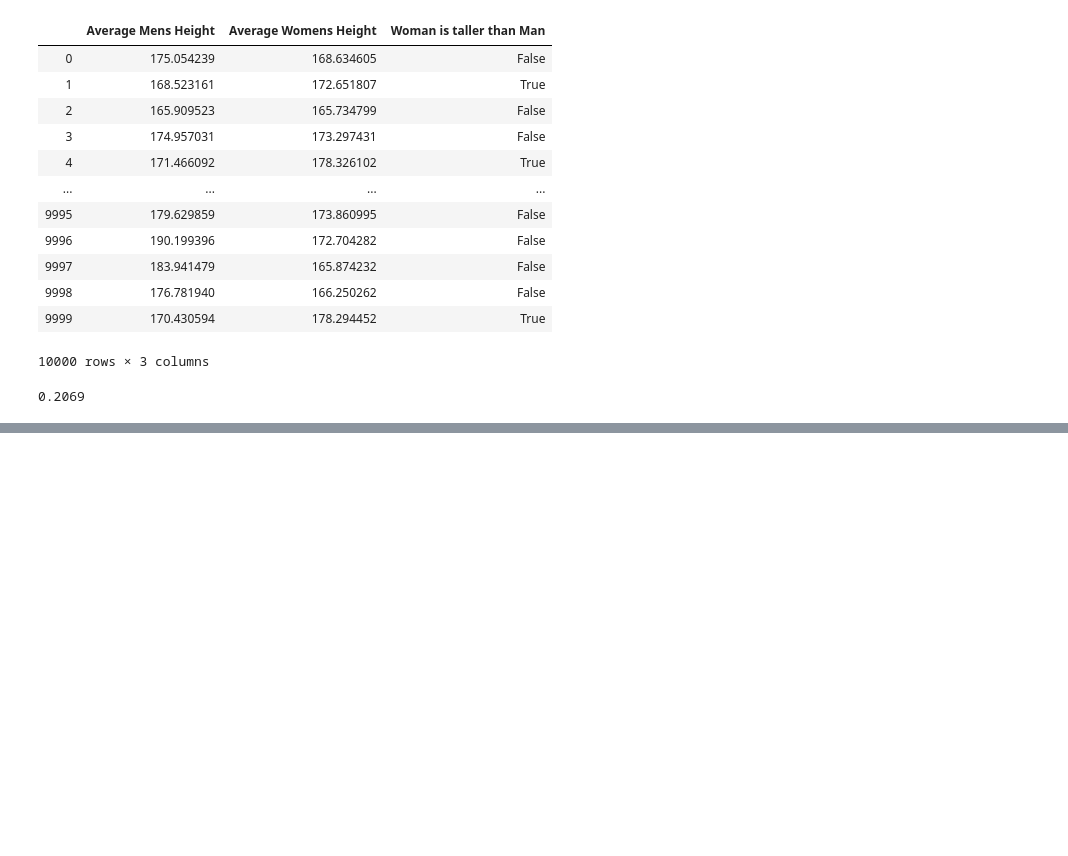
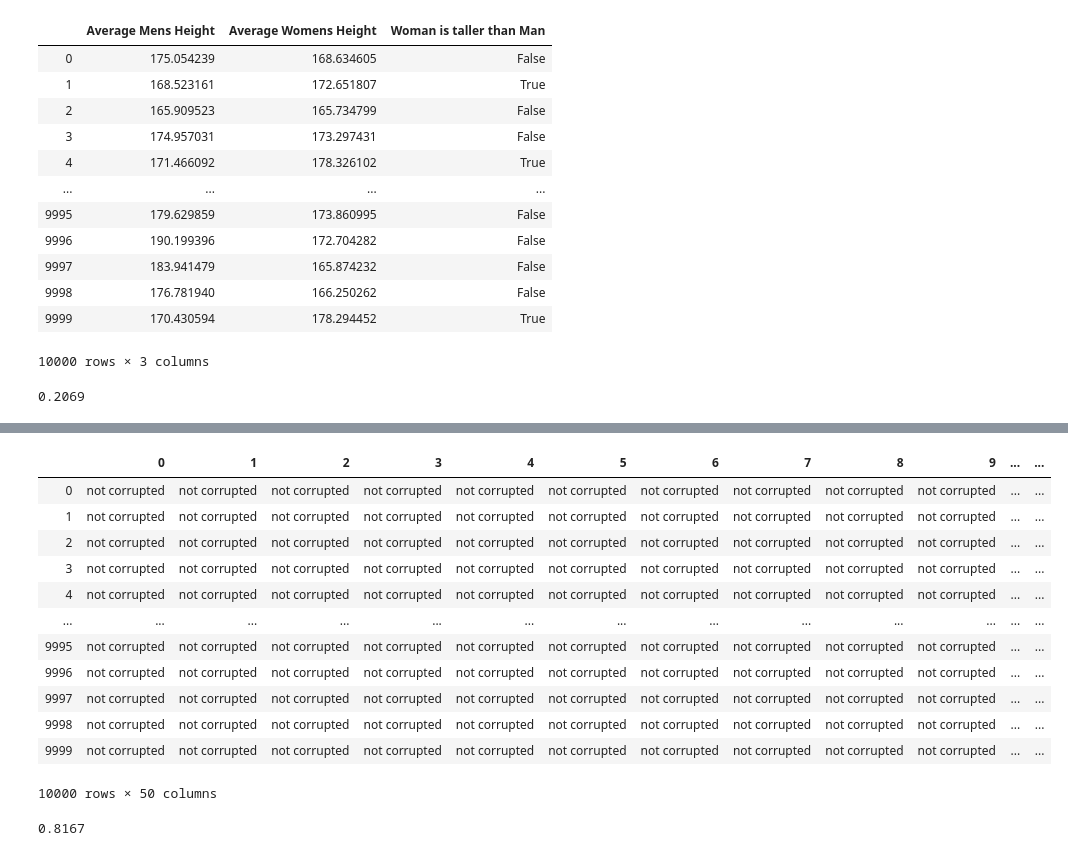
Before and after one commit to JadaShipp/statistics-exerrcises, a Jupyter notebook: simulation.ipynb, the cells around one changed output, grey strips where cells are left out. Cells and saved outputs as stored; diff of their text form; code cells hidden in the pictures; blank space fills up the shorter version.

```diff
--- a/simulation.ipynb
+++ b/simulation.ipynb
@@ -315,0 +409,17 @@ odds
+# %%
+install1df = pd.DataFrame(install)
+install1df
+# %% [output]
+|  | 0 | 1 | 2 | 3 | 4 | 5 | 6 | 7 | 8 | 9 | ... | ... |
+| 0 | not corrupted | not corrupted | not corrupted | not corrupted | not corrupted | not corrupted | not corrupted | not corrupted | not corrupted | not corrupted | ... | ... |
+| 1 | not corrupted | not corrupted | not corrupted | not corrupted | not corrupted | not corrupted | not corrupted | not corrupted | not corrupted | not corrupted | ... | ... |
+| 2 | not corrupted | not corrupted | not corrupted | not corrupted | not corrupted | not corrupted | not corrupted | not corrupted | not corrupted | not corrupted | ... | ... |
+| 3 | not corrupted | not corrupted | not corrupted | not corrupted | not corrupted | not corrupted | not corrupted | not corrupted | not corrupted | not corrupted | ... | ... |
+| 4 | not corrupted | not corrupted | not corrupted | not corrupted | not corrupted | not corrupted | not corrupted | not corrupted | not corrupted | not corrupted | ... | ... |
+| ... | ... | ... | ... | ... | ... | ... | ... | ... | ... | ... | ... | ... |
+| 9995 | not corrupted | not corrupted | not corrupted | not corrupted | not corrupted | not corrupted | not corrupted | not corrupted | not corrupted | not corrupted | ... | ... |
+| 9996 | not corrupted | not corrupted | not corrupted | not corrupted | not corrupted | not corrupted | not corrupted | not corrupted | not corrupted | not corrupted | ... | ... |
+| 9997 | not corrupted | not corrupted | not corrupted | not corrupted | not corrupted | not corrupted | not corrupted | not corrupted | not corrupted | not corrupted | ... | ... |
+| 9998 | not corrupted | not corrupted | not corrupted | not corrupted | not corrupted | not corrupted | not corrupted | not corrupted | not corrupted | not corrupted | ... | ... |
+| 9999 | not corrupted | not corrupted | not corrupted | not corrupted | not corrupted | not corrupted | not corrupted | not corrupted | not corrupted | not corrupted | ... | ... |
+10000 rows × 50 columns
@@ -315,0 +428,4 @@ odds
+# %%
+odds_of_successful_installation_for_100_students
+# %% [output]
+0.8167
```
Also changed, not shown: parts of 15 cells of this notebook.
